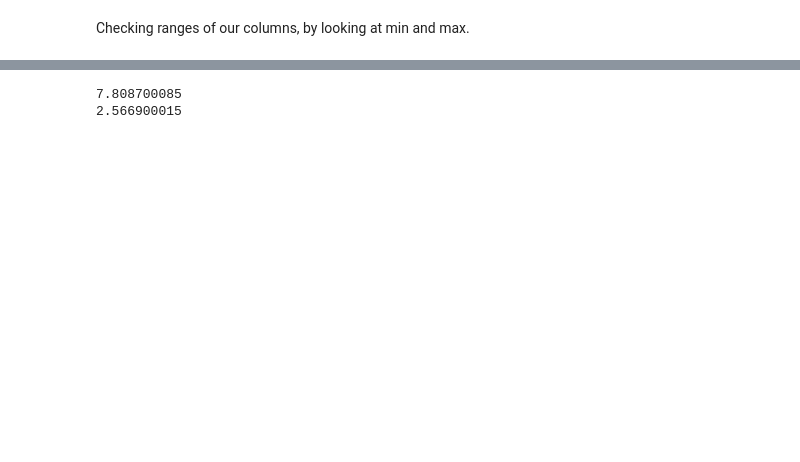
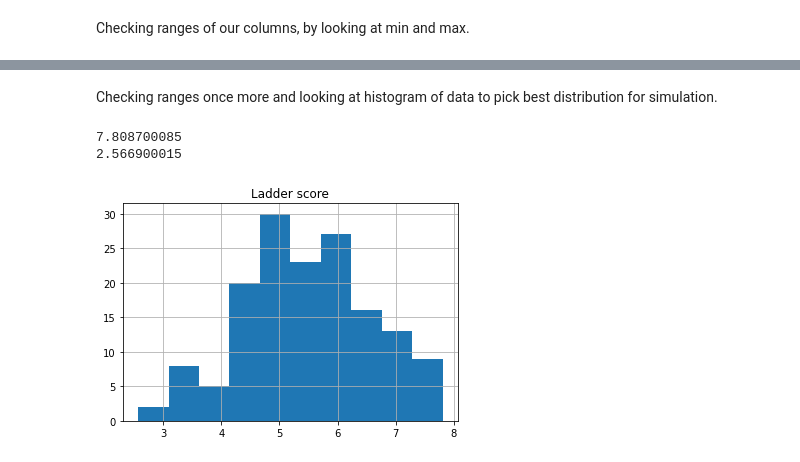
Before and after one commit to radekv23/rwp, a Jupyter notebook: WHR.ipynb, the cells around one changed output, grey strips where cells are left out. Saved outputs shown, nothing was run; the diff lists cells and outputs as text; code cells hidden in the pictures; blank space fills up the shorter version.

```diff
--- a/WHR.ipynb
+++ b/WHR.ipynb
@@ -131,12 +133,17 @@ whr20.describe()
 | 50% | 5.51500 | 9.456313 | 0.829204 | 66.305145 | 0.799805 | ... |
 | 75% | 6.22850 | 10.265124 | 0.906747 | 69.289192 | 0.877709 | ... |
 | max | 7.80870 | 11.450681 | 0.974670 | 76.804581 | 0.974998 | ... |
+# %% [markdown]
+Checking ranges once more and looking at histogram of data to pick best distribution for simulation.
 # %%
 print(whr20['Ladder score'].max())
 print(whr20['Ladder score'].min())
+whr20.hist(column='Ladder score') # normal right
+plt.show()
 # %% [output]
 7.808700085
 2.566900015
+[figure, added]
 # %%
 print(whr20['Logged GDP per capita'].max())
 print(whr20['Logged GDP per capita'].min())
```
Also changed, not shown: parts of 18 cells of this notebook.
